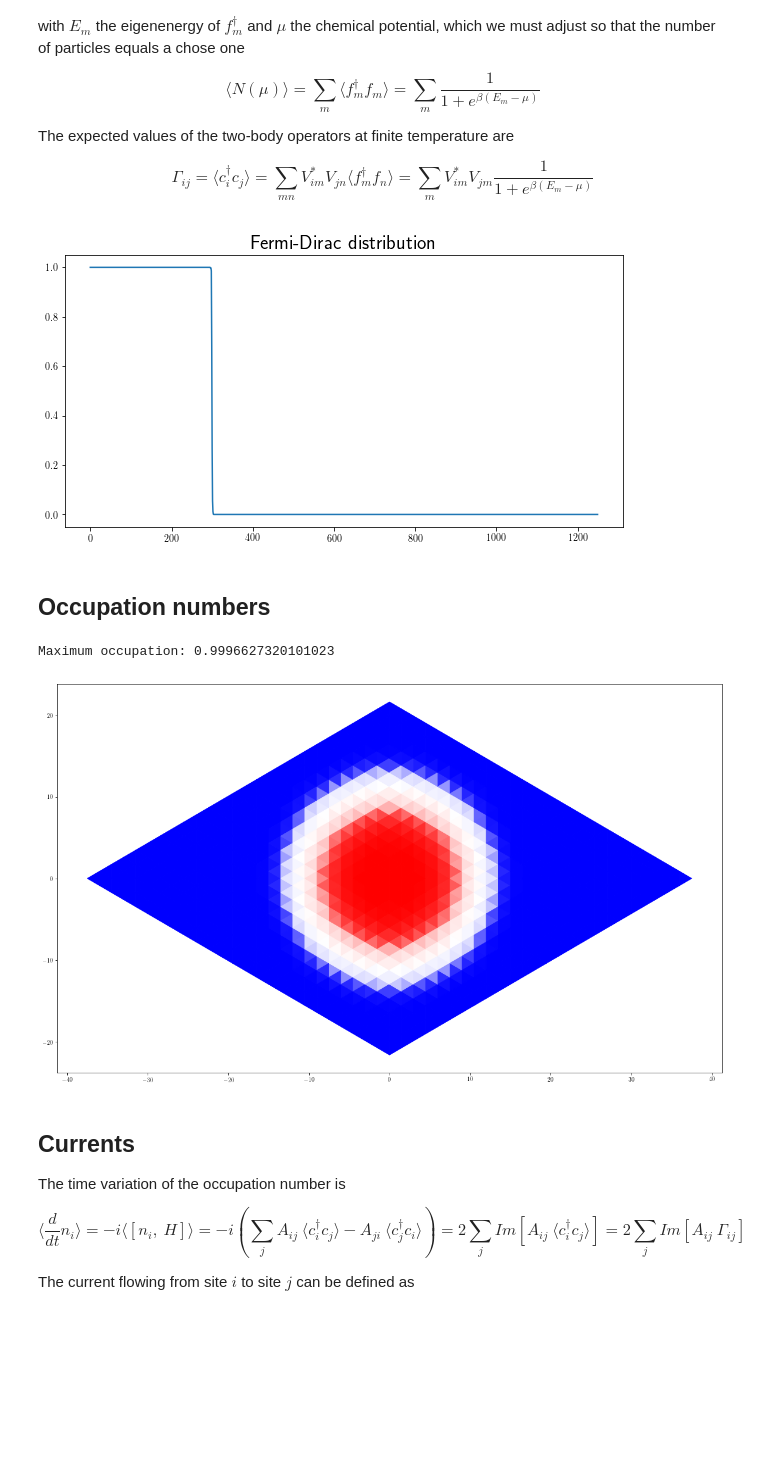
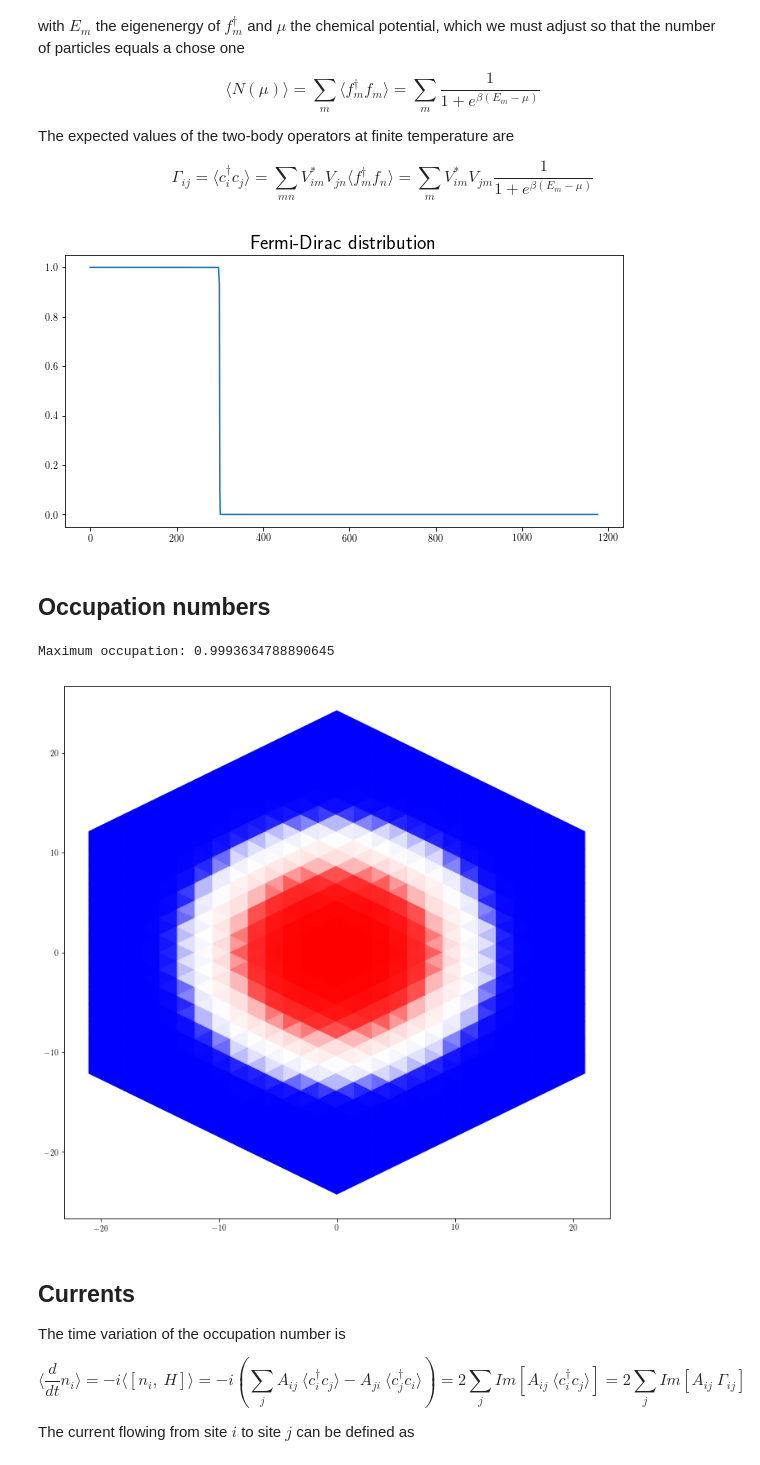
Before and after one commit to juanjosegarciaripoll/haldane, a Jupyter notebook: main.ipynb, the cells around one changed output. Cells and saved outputs as stored; diff of their text form; code cells hidden in the pictures; blank space fills up the shorter version.

```diff
--- a/main.ipynb
+++ b/main.ipynb
@@ -21,8 +21,9 @@ Hamiltonian:
 $$ H = \sum_{ij} A_{ij}\ c^\dagger_i c_j = t_1 \sum_{\langle ij\rangle} c^\dagger_i c_j + t_2 \sum_{\langle\langle ij\rangle\rangle} e^{i\phi_{ij}} c^\dagger_i c_j $$
 # %%
 # Lattice sizes
-Nx = Ny = 25
+Nx = Ny = 28
 N = 300
+lattice = HexagonalLattice(Nx, Ny)
 
 # Haldane Hamiltonian's parameters
 t1 = 1
@@ -33,7 +34,6 @@ lattice_imbalance = 0
 # Harmonica trap strength
 trap_potential = 1/20
 
-lattice = OpenLattice(Nx, Ny)
 hopping_params = (t1, t2, dphi)
 hoppings_type = 'haldane'
 ham = OpenHamiltonian(lattice, hopping_params, hoppings_type,
@@ -103,17 +103,17 @@ plt.show()
 # Expected values
 Γ = np.einsum('im,jm,m->ij', np.conj(v_eig), v_eig, fd_dist, optimize=True)
 # %% [output]
-[figure, old version]
+[figure, new version]
 # %% [markdown]
 ## Occupation numbers
 # %%
 occupations = np.real(np.diag(Γ))
-plot_voronoi(lattice, occupations, colormap='bwr')
+plot_voronoi(lattice, occupations, colormap='bwr', figsize=(12, 12))
 
 print('Maximum occupation: {}'.format(np.max(occupations)))
 # %% [output]
-Maximum occupation: 0.9996627320101023
+Maximum occupation: 0.9993634788890645
-[figure, old version]
+[figure, new version]
 # %% [markdown]
 ## Currents
 
```
Also changed, not shown: parts of 15 cells of this notebook, 2 other files.
